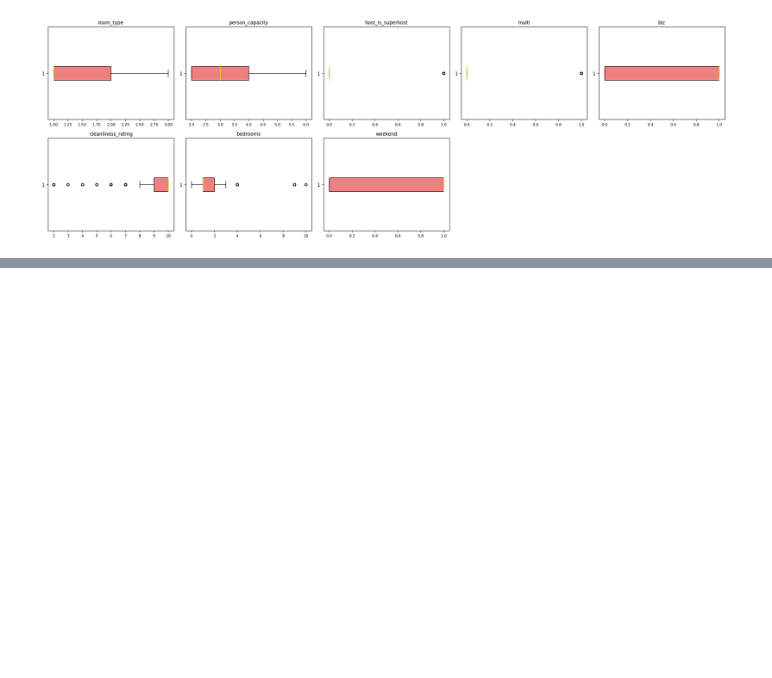
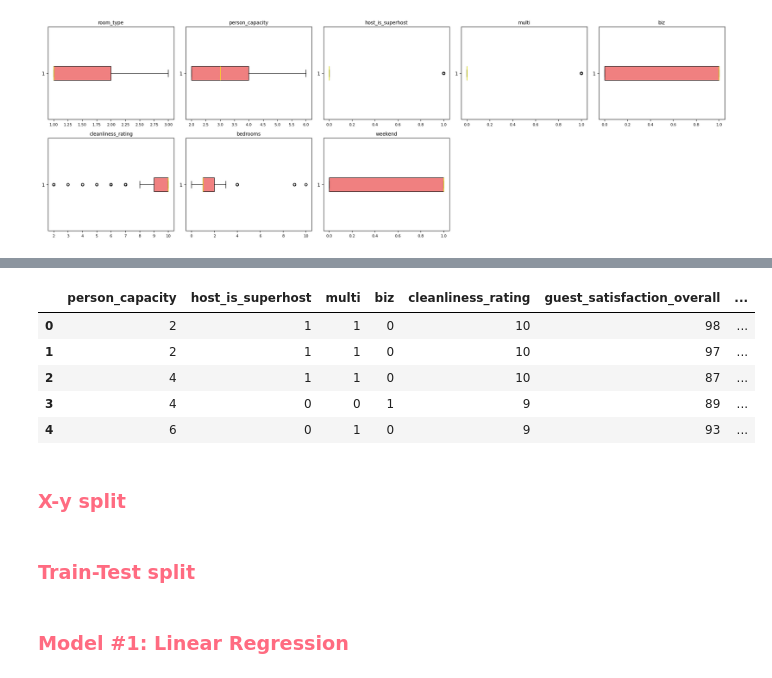
Before and after one commit to GGranja12/Airbnb-Lisbon-Data-overview, a Jupyter notebook: Airbnb_Lisbon_notebook.ipynb, the cells around one changed output, grey strips where cells are left out. Drawn from its saved outputs; the diff is of its cells as text; code cells hidden in the pictures; blank space fills up the shorter version.

```diff
--- a/Airbnb_Lisbon.ipynb
+++ b/Airbnb_Lisbon_notebook.ipynb
@@ -685,0 +853,19 @@ plt.show()
+# %%
+airbnb_lisbon_ML.drop(columns={"room_type"}, inplace=True)
+# %%
+airbnb_lisbon_ML.rename(columns={"Private room":"private_room", "Entire home/apt": "entire_home_apt", "Shared room": "shared_room"}, inplace=True)
+# %%
+target = airbnb_lisbon_ML.pop("listing_price")
+# %%
+airbnb_lisbon_ML["listing_price"] = target
+# %%
+airbnb_lisbon_ML.head()
+# %% [output]
+|  | person_capacity | host_is_superhost | multi | biz | cleanliness_rating | guest_satisfaction_overall | ... |
+| 0 | 2 | 1 | 1 | 0 | 10 | 98 | ... |
+| 1 | 2 | 1 | 1 | 0 | 10 | 97 | ... |
+| 2 | 4 | 1 | 1 | 0 | 10 | 87 | ... |
+| 3 | 4 | 0 | 0 | 1 | 9 | 89 | ... |
+| 4 | 6 | 0 | 1 | 0 | 9 | 93 | ... |
+# %% [markdown]
+<h3 style="color: #FF6B81;">X-y split </h3>
@@ -685,0 +875,2 @@ plt.show()
+# %% [markdown]
+<h3 style="color: #FF6B81;">Train-Test split </h3>
@@ -685,0 +879,2 @@ plt.show()
+# %% [markdown]
+<h3 style="color: #FF6B81;">Model #1: Linear Regression </h3>
```
Also changed, not shown: parts of 78 cells of this notebook, 3 other files.
